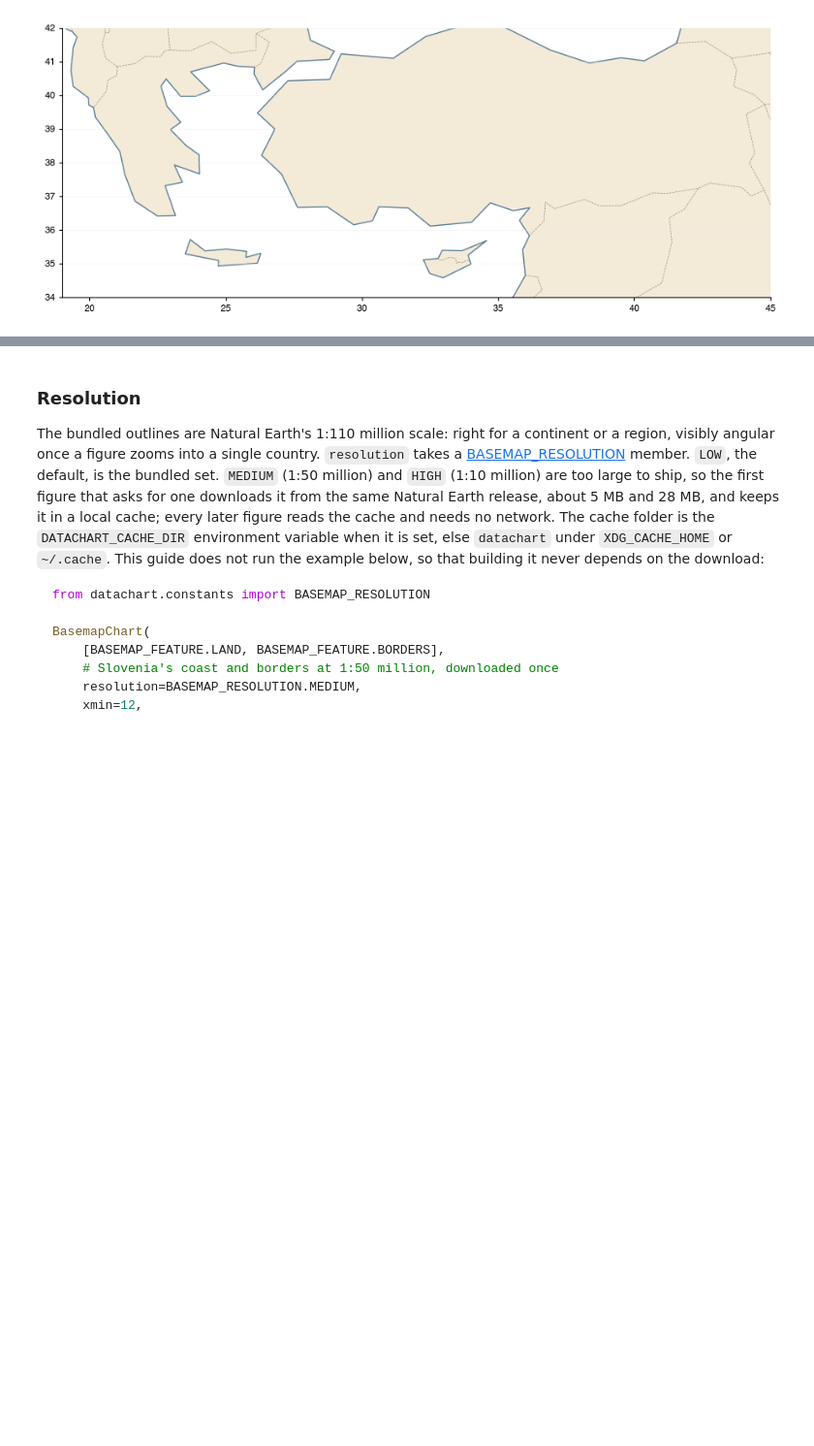
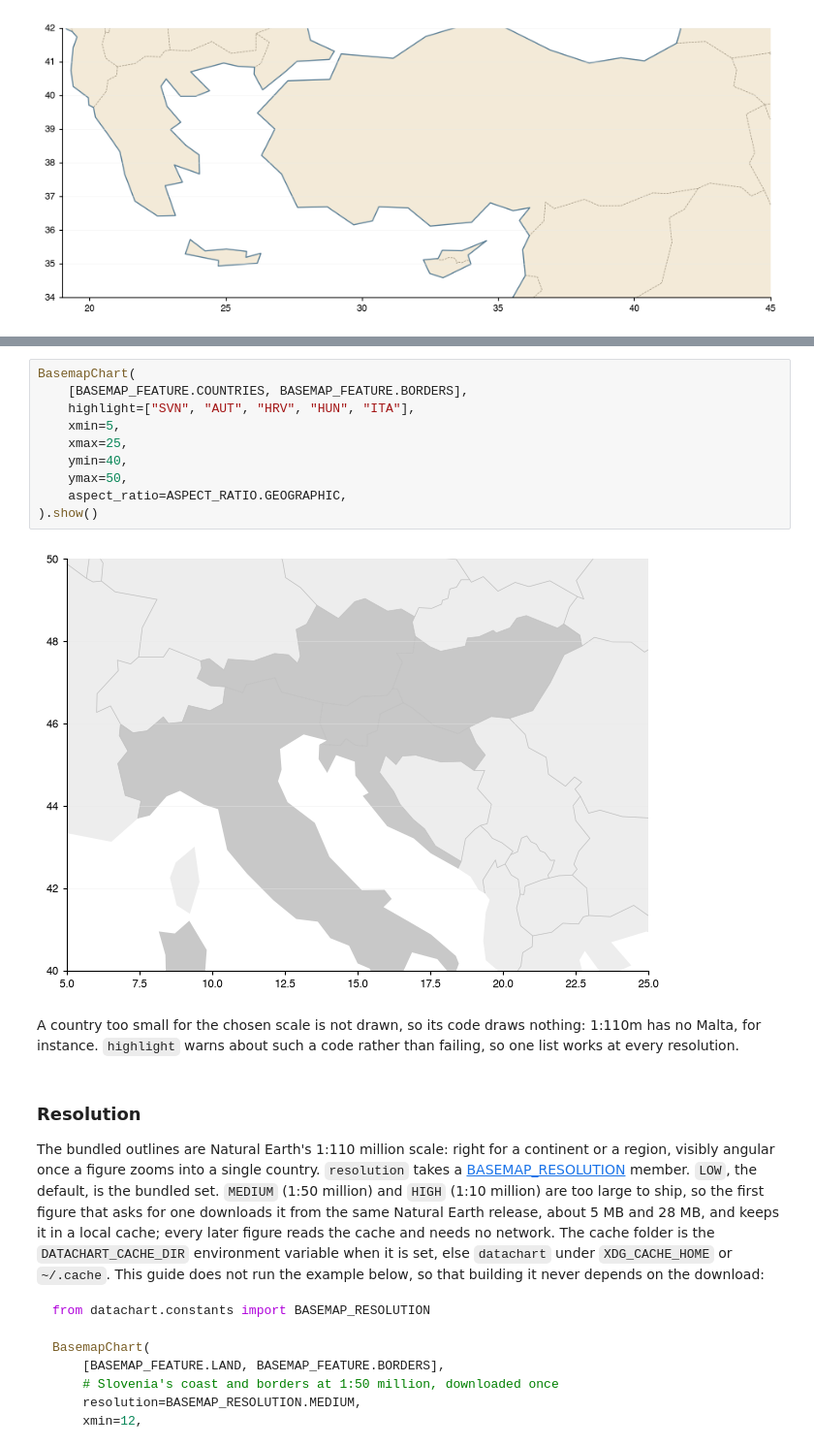
Before and after one commit to eriknovak/datachart, a Jupyter notebook: docs/how-to-guides/charts/basemapchart.ipynb, the cells around one changed output, grey strips where cells are left out. Shown at 97% size. Drawn from its saved outputs; the diff is of its cells as text; blank space fills up the shorter version.

```diff
--- a/docs/how-to-guides/charts/basemapchart.ipynb
+++ b/docs/how-to-guides/charts/basemapchart.ipynb
@@ -206,3 +211,17 @@ BasemapChart(
+# %%
+BasemapChart(
+    [BASEMAP_FEATURE.COUNTRIES, BASEMAP_FEATURE.BORDERS],
+    highlight=["SVN", "AUT", "HRV", "HUN", "ITA"],
+    xmin=5,
+    xmax=25,
+    ymin=40,
+    ymax=50,
+    aspect_ratio=ASPECT_RATIO.GEOGRAPHIC,
+).show()
+# %% [output]
+[figure, added]
+# %% [markdown]
+A country too small for the chosen scale is not drawn, so its code draws nothing: 1:110m has no Malta, for instance. `highlight` warns about such a code rather than failing, so one list works at every resolution.
 # %% [markdown]
 ### Resolution
 
```
Also changed, not shown: parts of 4 cells of this notebook, 18 other files.
